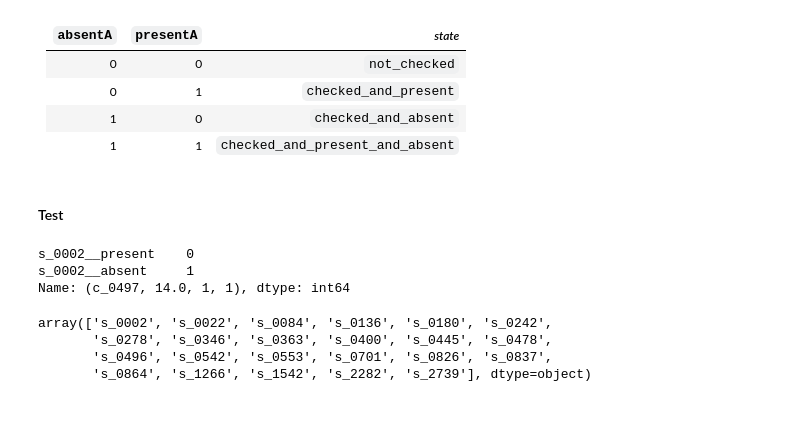
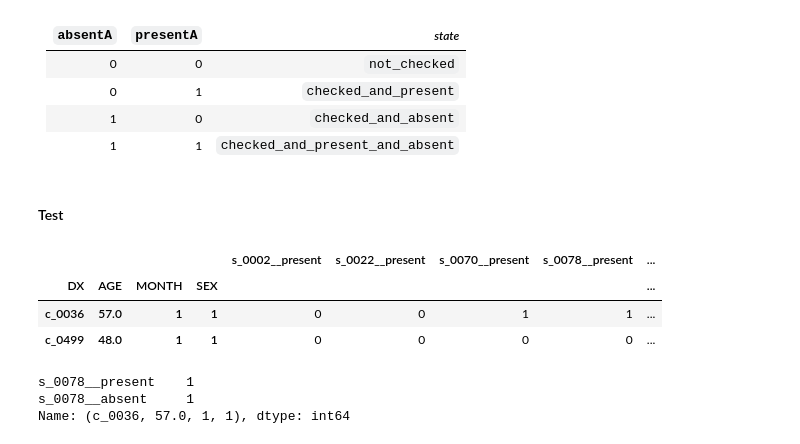
Before and after one commit to GYANTINC/ehr_dx, a Jupyter notebook: notebooks/Format.ipynb, the cells around one changed output. Drawn from its saved outputs; the diff is of its cells as text; code cells hidden in the pictures; blank space fills up the shorter version.

```diff
--- a/notebooks/Format.ipynb
+++ b/notebooks/Format.ipynb
@@ -362,16 +364,16 @@ def convert(row, symptoms):
     return result_series
 # %% [markdown]
 #### Test
+# %%
+pres_and_abs_df.head()
+# %% [output]
+|  |  |  |  | s_0002__present | s_0022__present | s_0070__present | s_0078__present | ... |
+| DX | AGE | MONTH | SEX |  |  |  |  | ... |
+| c_0036 | 57.0 | 1 | 1 | 0 | 0 | 1 | 1 | ... |
+| c_0499 | 48.0 | 1 | 1 | 0 | 0 | 0 | 0 | ... |
 # %%
-pres_and_abs_df.filter(like='s_0002').iloc[1,:]
+pres_and_abs_df.filter(like='s_0078').iloc[0,:]
 # %% [output]
-s_0002__present    0
-s_0002__absent     1
-Name: (c_0497, 14.0, 1, 1), dtype: int64
+s_0078__present    1
+s_0078__absent     1
+Name: (c_0036, 57.0, 1, 1), dtype: int64
-# %%
-binarizer.classes_[]
-# %% [output]
-array(['s_0002', 's_0022', 's_0084', 's_0136', 's_0180', 's_0242',
-       's_0278', 's_0346', 's_0363', 's_0400', 's_0445', 's_0478',
-       's_0496', 's_0542', 's_0553', 's_0701', 's_0826', 's_0837',
-       's_0864', 's_1266', 's_1542', 's_2282', 's_2739'], dtype=object)
```
Also changed, not shown: parts of 15 cells of this notebook.
